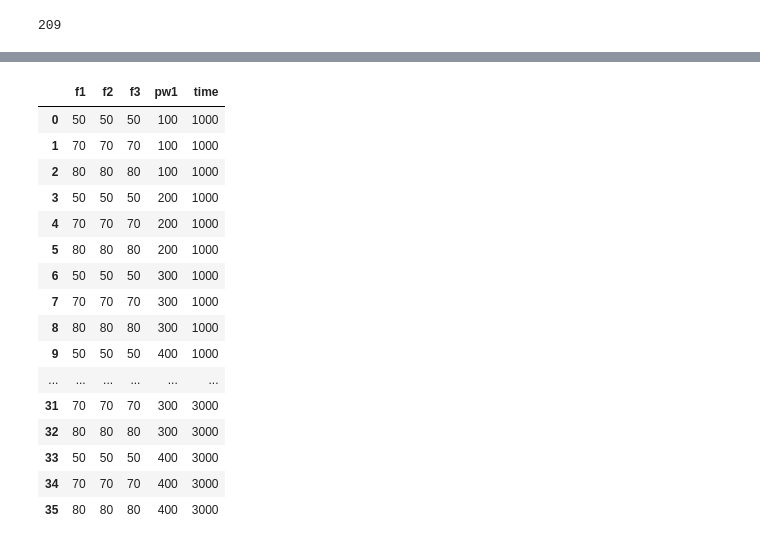
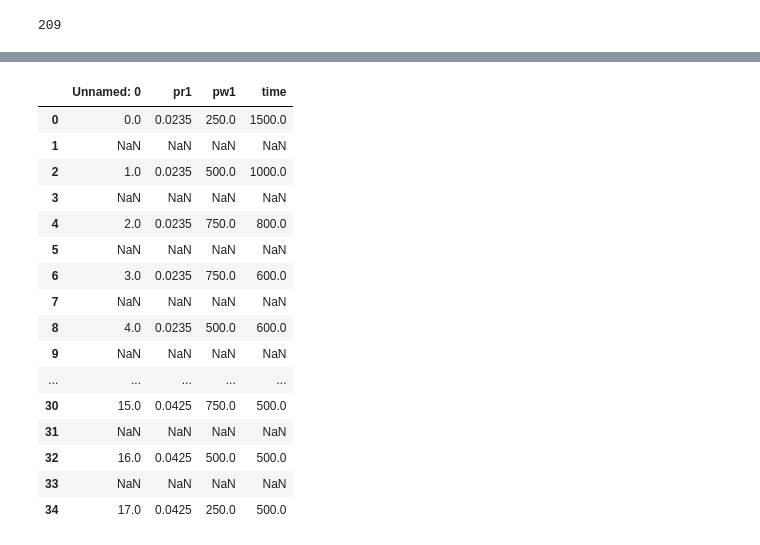
Before and after one commit to lkaruppiah54462/ReactorModel, a Jupyter notebook: alldata.ipynb, the cells around one changed output, grey strips where cells are left out. Drawn from its saved outputs; the diff is of its cells as text; code cells hidden in the pictures.

```diff
--- a/alldata.ipynb
+++ b/alldata.ipynb
@@ -331,24 +370,25 @@ plt.show()
-# %%
-test_df = pd.read_csv("test.csv")
-test_df
-# %% [output]
-|  | f1 | f2 | f3 | pw1 | time |
-| 0 | 50 | 50 | 50 | 100 | 1000 |
-| 1 | 70 | 70 | 70 | 100 | 1000 |
-| 2 | 80 | 80 | 80 | 100 | 1000 |
-| 3 | 50 | 50 | 50 | 200 | 1000 |
-| 4 | 70 | 70 | 70 | 200 | 1000 |
-| 5 | 80 | 80 | 80 | 200 | 1000 |
-| 6 | 50 | 50 | 50 | 300 | 1000 |
-| 7 | 70 | 70 | 70 | 300 | 1000 |
-| 8 | 80 | 80 | 80 | 300 | 1000 |
-| 9 | 50 | 50 | 50 | 400 | 1000 |
-| ... | ... | ... | ... | ... | ... |
-| 31 | 70 | 70 | 70 | 300 | 3000 |
-| 32 | 80 | 80 | 80 | 300 | 3000 |
-| 33 | 50 | 50 | 50 | 400 | 3000 |
-| 34 | 70 | 70 | 70 | 400 | 3000 |
-| 35 | 80 | 80 | 80 | 400 | 3000 |
+# %%
+#data to test the model. This contains the expected output (time). Alternate rows are blank row in excel
+test_df = pd.read_csv("testhp.csv")
+test_df
+# %% [output]
+|  | Unnamed: 0 | pr1 | pw1 | time |
+| 0 | 0.0 | 0.0235 | 250.0 | 1500.0 |
+| 1 | NaN | NaN | NaN | NaN |
+| 2 | 1.0 | 0.0235 | 500.0 | 1000.0 |
+| 3 | NaN | NaN | NaN | NaN |
+| 4 | 2.0 | 0.0235 | 750.0 | 800.0 |
+| 5 | NaN | NaN | NaN | NaN |
+| 6 | 3.0 | 0.0235 | 750.0 | 600.0 |
+| 7 | NaN | NaN | NaN | NaN |
+| 8 | 4.0 | 0.0235 | 500.0 | 600.0 |
+| 9 | NaN | NaN | NaN | NaN |
+| ... | ... | ... | ... | ... |
+| 30 | 15.0 | 0.0425 | 750.0 | 500.0 |
+| 31 | NaN | NaN | NaN | NaN |
+| 32 | 16.0 | 0.0425 | 500.0 | 500.0 |
+| 33 | NaN | NaN | NaN | NaN |
+| 34 | 17.0 | 0.0425 | 250.0 | 500.0 |
 # %%
 test_df.columns
 # %% [output]
```
Also changed, not shown: parts of 25 cells of this notebook, 21 other files.
